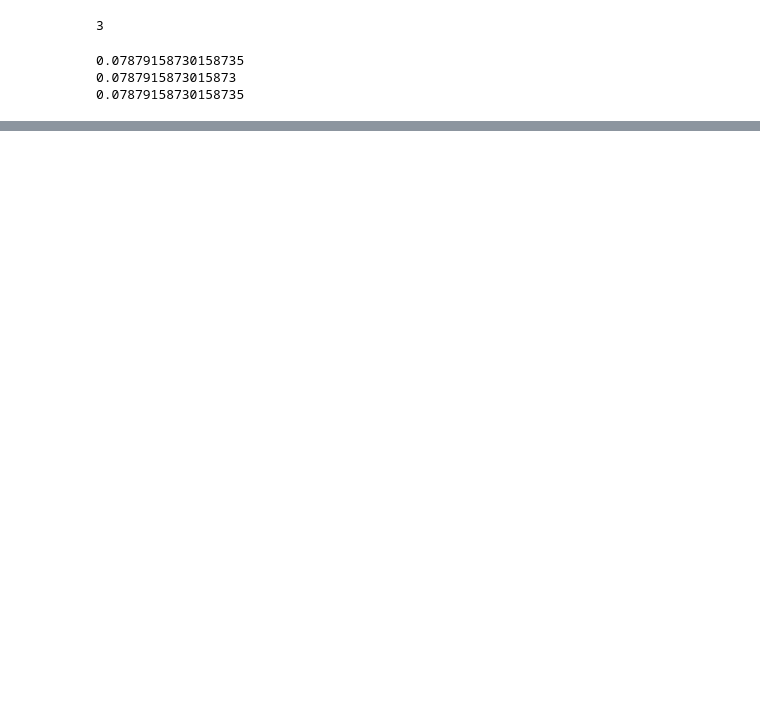
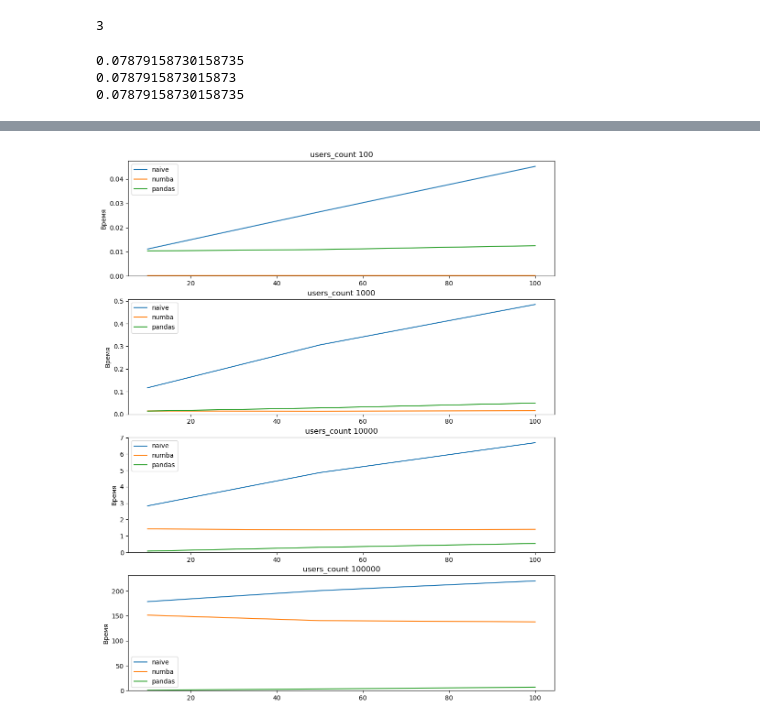
Before and after one commit to feldlime/RecoServiceTemplate, a Jupyter notebook: homework2/Homework_2_part_3.ipynb, the cells around one changed output, grey strips where cells are left out. Saved outputs shown, nothing was run; the diff lists cells and outputs as text; code cells hidden in the pictures; blank space fills up the shorter version.

Commit message:
hw2: fix visualize

```diff
--- a/homework2/Homework_2_part_3.ipynb
+++ b/homework2/Homework_2_part_3.ipynb
@@ -191,2 +191,30 @@ plt.show()
 # %%
 # Видим, что примерно до 10 000 пользователей разброс не сильный, а дальше графики расходятся значительней.
+# %%
+# Теперь посчитаем время с разным количеством и top к и фиксированным значением пользователей.
+
+naive_time = []
+numba_time = []
+pandas_time = []
+
+for users_c in users_count:
+    time_users_naive = []
+    time_users_pandas = []
+    time_users_numba = []
+
+    for j in range(len(top_k)):
+        df, users, recs = generate_subsample(users_c, top_k[j])
+        target = df.values
+        time = timeit.timeit('naive_mrr(target, users, recs)', "from __main__ import naive_mrr, target, users, recs", number = 1)
+        time_users_naive.append(time)
+        print("Время выполнения метода naive  ", time, " Количество пользователей ", users_c, " Топ к равно ", top_k[j])
+        time = timeit.timeit('pandas_mrr(df, users, recs)', "from __main__ import pandas_mrr, df, users, recs", number = 1)
+        time_users_pandas.append(time)
+        print("Время выполнения метода pandas  ", time, " Количество пользователей ", users_c, " Топ к равно ", top_k[j])
+        time = timeit.timeit('numba_mrr(target, users, recs)', "from __main__ import numba_mrr, target, users, recs", number = 1)
+        time_users_numba.append(time)
+        print("Время выполнения метода numba  ", time, " Количество пользователей ", users_c, " Топ к равно ", top_k[j])
+
+    naive_time.append(time_users_naive)
+    numba_time.append(time_users_numba)
+    pandas_time.append(time_users_pandas)
@@ -192,0 +239,15 @@ plt.show()
+# %%
+# Построим графики зависимости времени от количества top k при разных фиксированных количествах пользователей.
+
+fx, ax = plt.subplots(4, figsize=(12, 15))
+for i in range(4):
+    ax[i].plot(top_k, naive_time[i], label='naive')
+    ax[i].plot(top_k, numba_time[i], label='numba')
+    ax[i].plot(top_k, pandas_time[i], label='pandas')
+    ax[i].set_title(f'users_count {users_count[i]}')
+    ax[i].set_ylabel('Время')
+    ax[i].set_ylim(0, auto=True)
+    ax[i].legend()
+plt.show()
+# %% [output]
+[figure, added]
```
Also changed, not shown: parts of 6 cells of this notebook.
